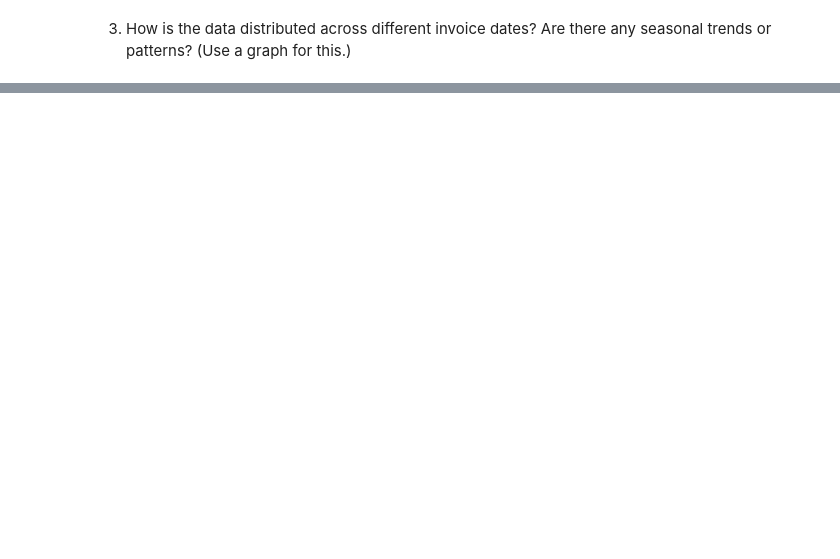
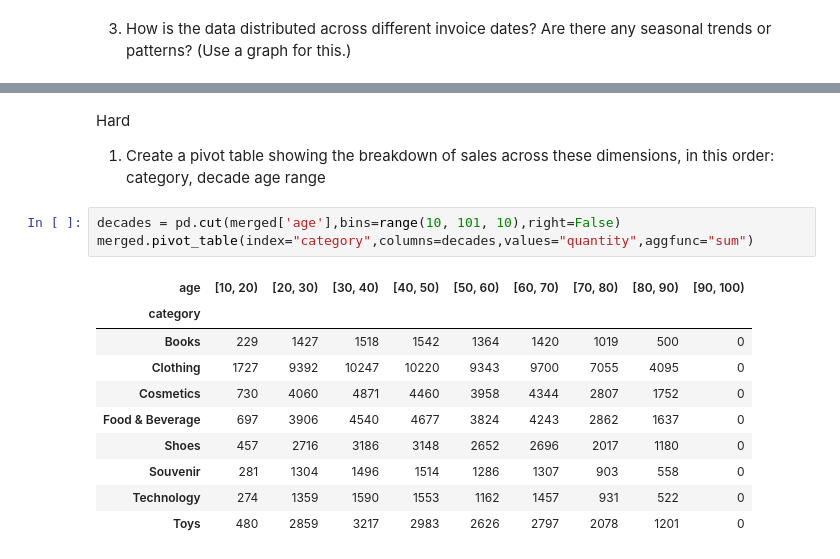
Before and after one commit to qichsia/python, a Jupyter notebook: assignments/itmgt/sales-data.ipynb, the cells around one changed output, grey strips where cells are left out. Saved outputs shown, nothing was run; the diff lists cells and outputs as text; blank space fills up the shorter version.

```diff
--- a/assignments/itmgt/sales-data.ipynb
+++ b/assignments/itmgt/sales-data.ipynb
@@ -177,0 +146,17 @@ merged.loc[fall,'season']='Fall'
+# %% [markdown]
+Hard
+1. Create a pivot table showing the breakdown of sales across these dimensions, in this order: category, decade age range
+# %%
+decades = pd.cut(merged['age'],bins=range(10, 101, 10),right=False)
+merged.pivot_table(index="category",columns=decades,values="quantity",aggfunc="sum")
+# %% [output]
+| age | [10, 20) | [20, 30) | [30, 40) | [40, 50) | [50, 60) | [60, 70) | [70, 80) | [80, 90) | [90, 100) |
+| category |  |  |  |  |  |  |  |  |  |
+| Books | 229 | 1427 | 1518 | 1542 | 1364 | 1420 | 1019 | 500 | 0 |
+| Clothing | 1727 | 9392 | 10247 | 10220 | 9343 | 9700 | 7055 | 4095 | 0 |
+| Cosmetics | 730 | 4060 | 4871 | 4460 | 3958 | 4344 | 2807 | 1752 | 0 |
+| Food & Beverage | 697 | 3906 | 4540 | 4677 | 3824 | 4243 | 2862 | 1637 | 0 |
+| Shoes | 457 | 2716 | 3186 | 3148 | 2652 | 2696 | 2017 | 1180 | 0 |
+| Souvenir | 281 | 1304 | 1496 | 1514 | 1286 | 1307 | 903 | 558 | 0 |
+| Technology | 274 | 1359 | 1590 | 1553 | 1162 | 1457 | 931 | 522 | 0 |
+| Toys | 480 | 2859 | 3217 | 2983 | 2626 | 2797 | 2078 | 1201 | 0 |
```
Also changed, not shown: parts of 9 cells of this notebook, 9 other files.
